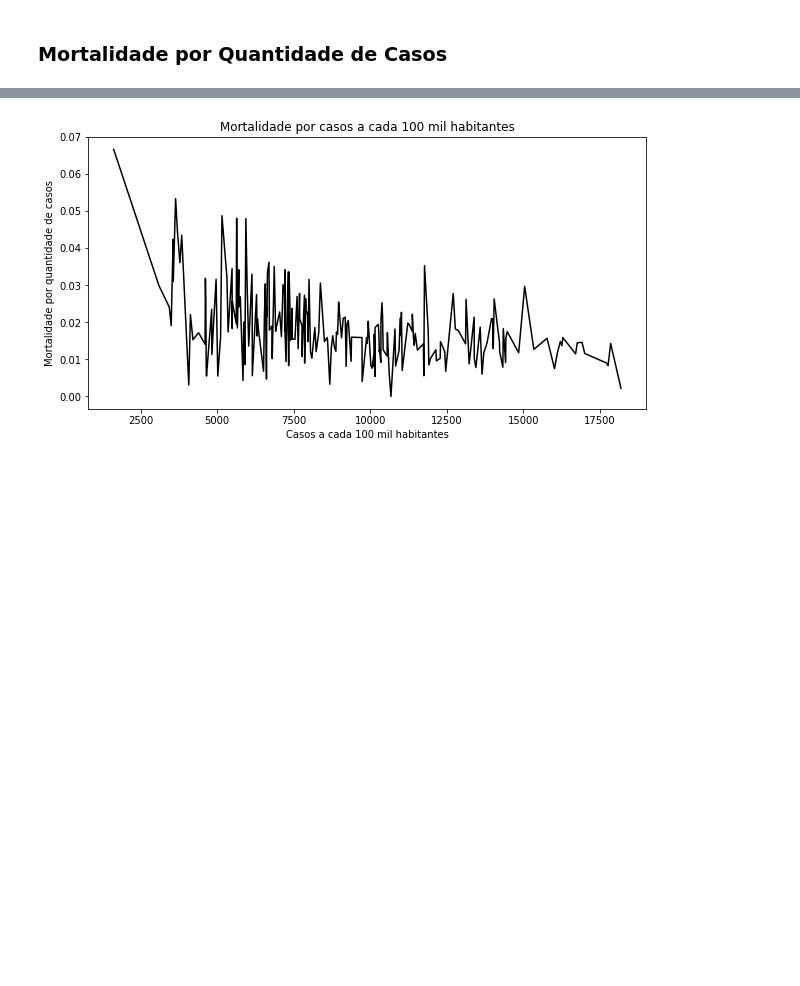
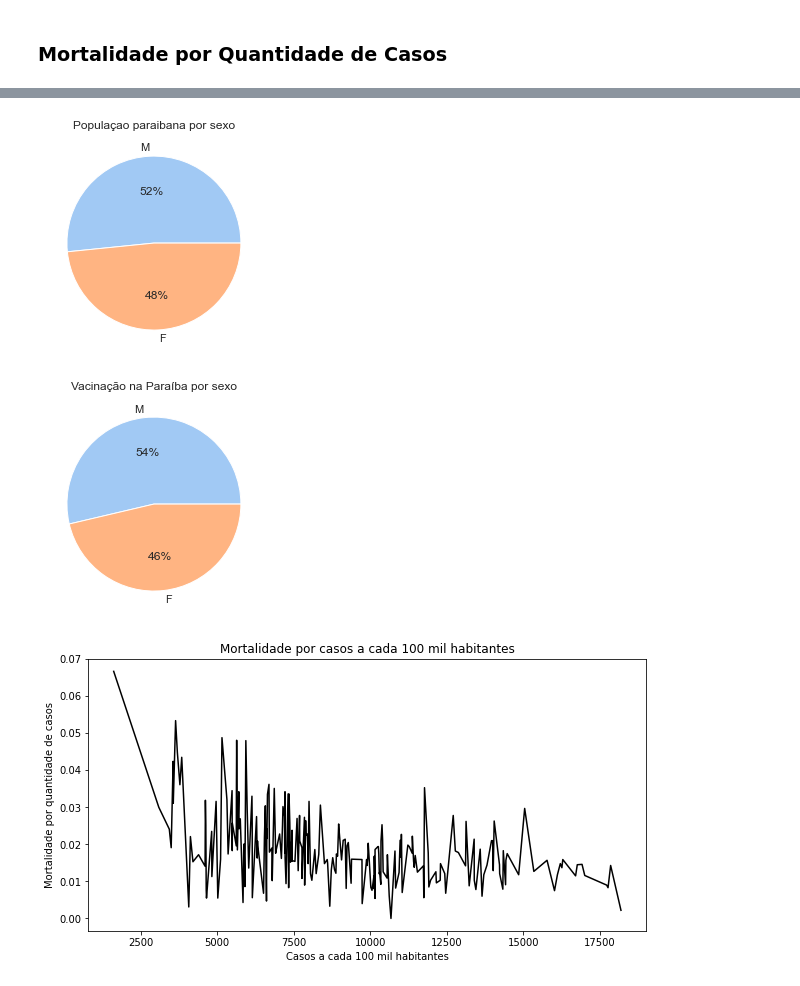
Before and after one commit to maxbarbosa/data-science-final-project, a Jupyter notebook: graphs.ipynb, the cells around one changed output, grey strips where cells are left out. Cells and saved outputs as stored; diff of their text form; code cells hidden in the pictures; blank space fills up the shorter version.

```diff
--- a/graphs.ipynb
+++ b/graphs.ipynb
@@ -109,3 +118,21 @@ sns.violinplot(data = vax_df, y = "paciente_idade", palette="muted", hue = "paci
+# %%
+# 51,6% da população paraibana é composta por pessoas do sexo feminino e 48,4%, do sexo masculino.
+
+sex_list = ["M", "F"]
+sex_pop_list = [51.6, 48.4]
+sex_vax_list = [1506590, 1300147]
+
+palette_color = sns.color_palette('pastel')
+plt.pie(sex_pop_list, labels = sex_list, colors = palette_color, autopct='%.00f%%')
+plt.title("Populaçao paraibana por sexo")
+plt.show()
+
+plt.pie(sex_vax_list, labels = sex_list, colors = palette_color, autopct='%.00f%%')
+plt.title("Vacinação na Paraíba por sexo")
+plt.show()
+# %% [output]
+[figure, added]
+[figure, added]
 # %%
 lin_drt = sns.lineplot(data=casos_df, x='confirmed_per_100k_inhabitants', y='death_rate', color='black')
 lin_drt.set_xlabel('Casos a cada 100 mil habitantes')
```
Also changed, not shown: parts of 6 cells of this notebook.
